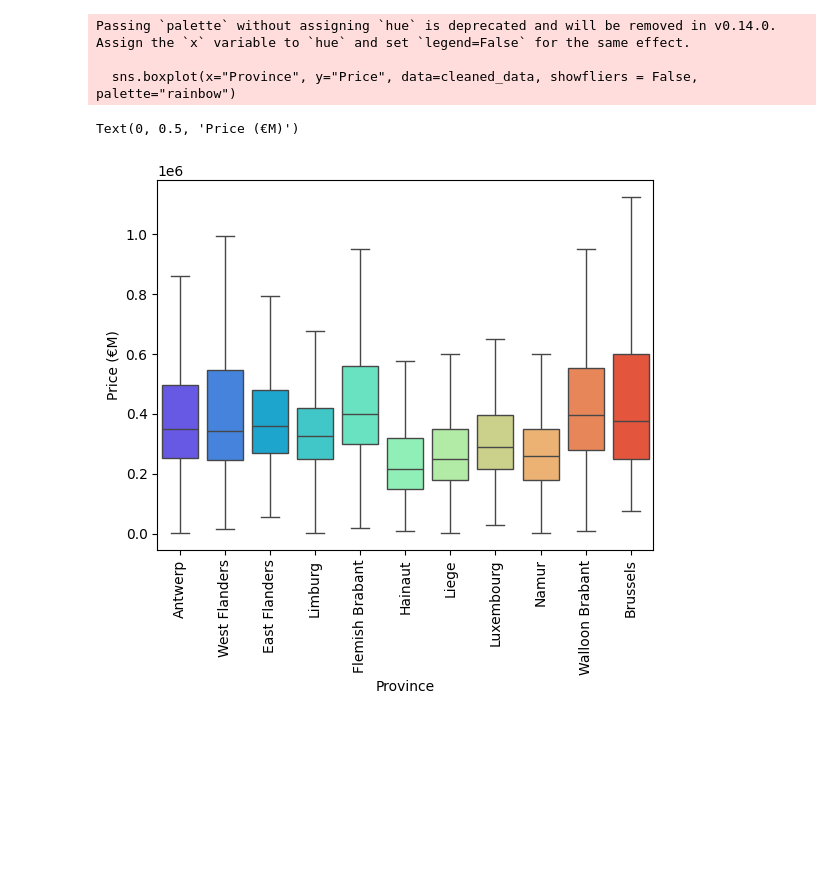
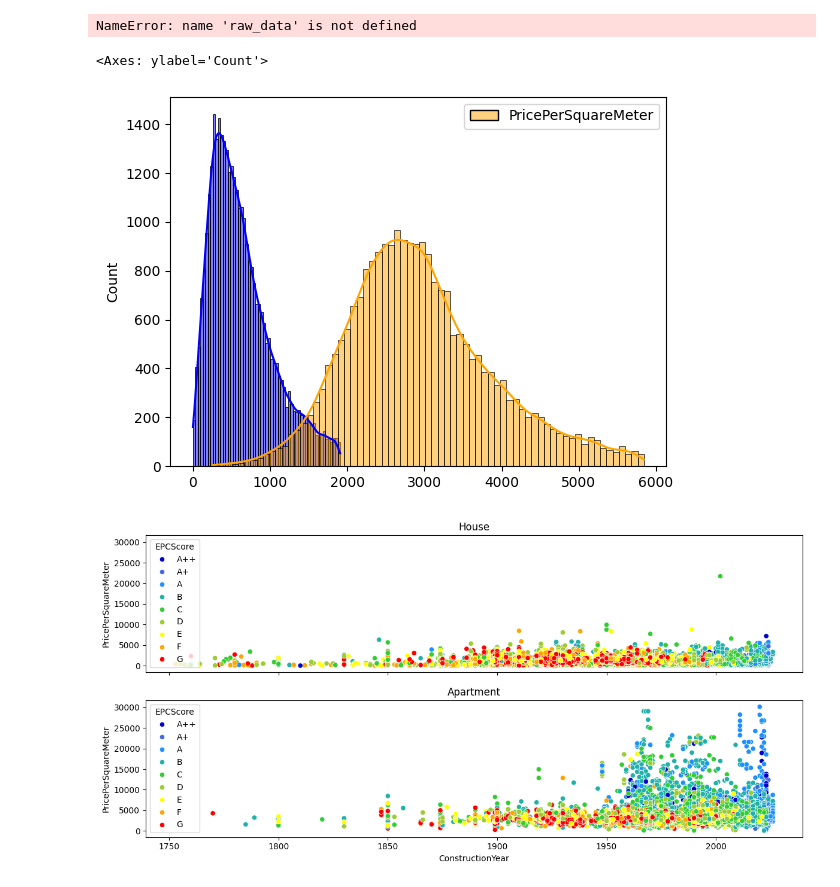
Before and after one commit to gnadela/immoeliza-analysis, a Jupyter notebook: analysis/Bears_Notebook.ipynb, the cells around one changed output. Drawn from its saved outputs; the diff is of its cells as text; code cells hidden in the pictures; blank space fills up the shorter version.

```diff
--- a/analysis/Bears_Notebook.ipynb
+++ b/analysis/Bears_Notebook.ipynb
@@ -20,10 +27,65 @@ sns.histplot(data = cleaned_data['Price'], kde=True)
-# %%
-sns.boxplot(x="Province", y="Price", data=cleaned_data, showfliers = False, palette="rainbow")
-plt.xticks(rotation=90)
-plt.ylabel("Price (€M)")
-# %% [output]
-Passing `palette` without assigning `hue` is deprecated and will be removed in v0.14.0. Assign the `x` variable to `hue` and set `legend=False` for the same effect.
-
-  sns.boxplot(x="Province", y="Price", data=cleaned_data, showfliers = False, palette="rainbow")
-Text(0, 0.5, 'Price (€M)')
-[figure, removed]
+# %%
+raw_data.SaleType.unique()
+# %% [output]
+NameError: name 'raw_data' is not defined
+# %%
+import seaborn as sns
+
+# Define function to filter outliers based on IQR
+def filter_outliers(data):
+    Q1 = data.quantile(0.25)
+    Q3 = data.quantile(0.75)
+    IQR = Q3 - Q1
+    lower_bound = Q1 - 1.5 * IQR
+    upper_bound = Q3 + 1.5 * IQR
+    return data[(data >= lower_bound) & (data <= upper_bound)]
+
+# Filter outliers for house_data and apartment_data
+filtered_house_data = pd.DataFrame(filter_outliers(house_data['PricePerSquareMeter']))
+filtered_apartment_data = pd.DataFrame(filter_outliers(apartment_data['PricePerSquareMeter']))
+
+# Plot histograms with filtered data
+sns.histplot(data=filtered_house_data, kde=True, color='blue', palette=['blue'])
+sns.histplot(data=filtered_apartment_data, kde=True, color='orange', palette=['orange'])
+# %% [output]
+<Axes: ylabel='Count'>
+[figure, added]
+# %%
+import pandas as pd
+import seaborn as sns
+import matplotlib.pyplot as plt
+
+# Define custom color palette
+custom_palette = {
+    'G': 'red',     # G: red
+    'F': 'orange',  # F: orange
+    'E': 'yellow',  # E: yellow
+    'D': 'yellowgreen',  # D: yellow-green
+    'C': 'limegreen',    # C: green
+    'B': 'lightseagreen',  # B: light blue-green
+    'A': 'dodgerblue',  # A: blue
+    'A+': 'royalblue',  # A+: dark blue
+    'A++': 'mediumblue', # A++: medium blue
+}
+
+# Define custom order for EPCScore legend
+epc_score_order = ['A++', 'A+', 'A', 'B', 'C', 'D', 'E', 'F', 'G']
+
+# Create a figure with two subplots side by side
+fig, axs = plt.subplots(2, 1, figsize=(12, 6), sharex=True, sharey=True)
+
+# Scatter plot for PropertyType == House
+sns.scatterplot(x="ConstructionYear", y="PricePerSquareMeter", hue='EPCScore', hue_order=epc_score_order, palette=custom_palette, data=house_data, ax=axs[0])
+axs[0].set_title('House')
+
+# Scatter plot for PropertyType == Apartment
+sns.scatterplot(x="ConstructionYear", y="PricePerSquareMeter", hue='EPCScore', hue_order=epc_score_order, palette=custom_palette, data=apartment_data, ax=axs[1])
+axs[1].set_title('Apartment')
+
+# Adjust layout
+plt.tight_layout()
+
+# Show the plot
+plt.show()
+# %% [output]
+[figure, added]
```
Also changed, not shown: parts of 5 cells of this notebook, 9 other files.
